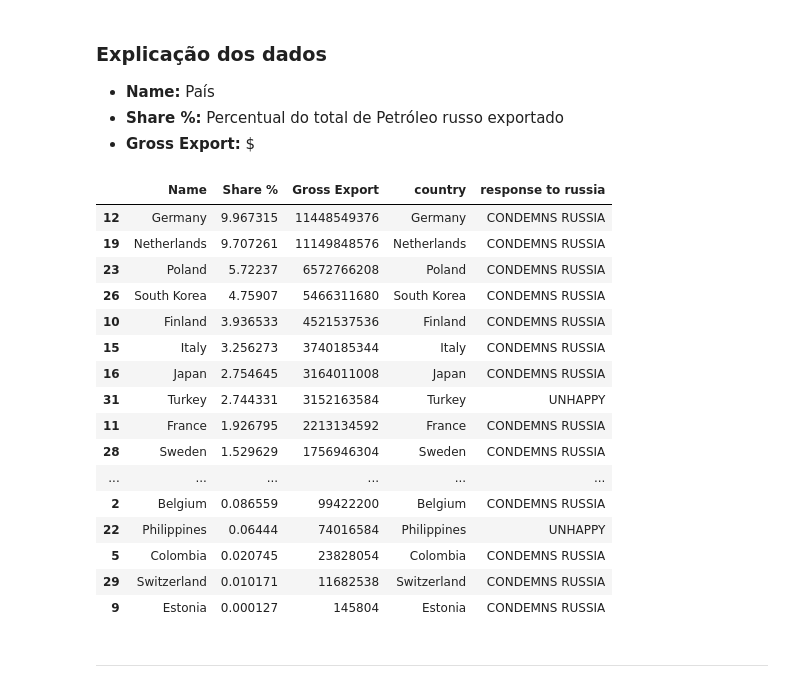
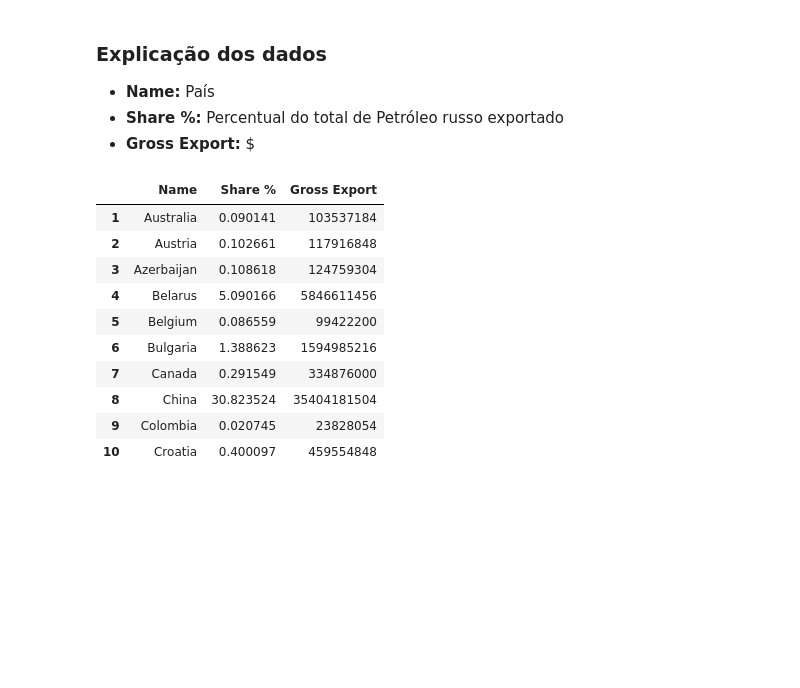
Before and after one commit to zThanael/Data-Glow-Up-33, a Jupyter notebook: analises.ipynb, the cells around one changed output. Drawn from its saved outputs; the diff is of its cells as text; code cells hidden in the pictures; blank space fills up the shorter version.

```diff
--- a/analises.ipynb
+++ b/analises.ipynb
@@ -101,22 +112,14 @@ df_potencial = pd.merge(
-# %%
-df_potencial.sort_values(by='Share %', ascending = False)
-# %% [output]
-|  | Name | Share % | Gross Export | country | response to russia |
-| 12 | Germany | 9.967315 | 11448549376 | Germany | CONDEMNS RUSSIA |
-| 19 | Netherlands | 9.707261 | 11149848576 | Netherlands | CONDEMNS RUSSIA |
-| 23 | Poland | 5.72237 | 6572766208 | Poland | CONDEMNS RUSSIA |
-| 26 | South Korea | 4.75907 | 5466311680 | South Korea | CONDEMNS RUSSIA |
-| 10 | Finland | 3.936533 | 4521537536 | Finland | CONDEMNS RUSSIA |
-| 15 | Italy | 3.256273 | 3740185344 | Italy | CONDEMNS RUSSIA |
-| 16 | Japan | 2.754645 | 3164011008 | Japan | CONDEMNS RUSSIA |
-| 31 | Turkey | 2.744331 | 3152163584 | Turkey | UNHAPPY |
-| 11 | France | 1.926795 | 2213134592 | France | CONDEMNS RUSSIA |
-| 28 | Sweden | 1.529629 | 1756946304 | Sweden | CONDEMNS RUSSIA |
-| ... | ... | ... | ... | ... | ... |
-| 2 | Belgium | 0.086559 | 99422200 | Belgium | CONDEMNS RUSSIA |
-| 22 | Philippines | 0.06444 | 74016584 | Philippines | UNHAPPY |
-| 5 | Colombia | 0.020745 | 23828054 | Colombia | CONDEMNS RUSSIA |
-| 29 | Switzerland | 0.010171 | 11682538 | Switzerland | CONDEMNS RUSSIA |
-| 9 | Estonia | 0.000127 | 145804 | Estonia | CONDEMNS RUSSIA |
-# %% [markdown]
-<hr>
+# %%
+df_import_oil.head(10)
+# %% [output]
+|  | Name | Share % | Gross Export |
+| 1 | Australia | 0.090141 | 103537184 |
+| 2 | Austria | 0.102661 | 117916848 |
+| 3 | Azerbaijan | 0.108618 | 124759304 |
+| 4 | Belarus | 5.090166 | 5846611456 |
+| 5 | Belgium | 0.086559 | 99422200 |
+| 6 | Bulgaria | 1.388623 | 1594985216 |
+| 7 | Canada | 0.291549 | 334876000 |
+| 8 | China | 30.823524 | 35404181504 |
+| 9 | Colombia | 0.020745 | 23828054 |
+| 10 | Croatia | 0.400097 | 459554848 |
```
Also changed, not shown: parts of 16 cells of this notebook, 3 other files.
